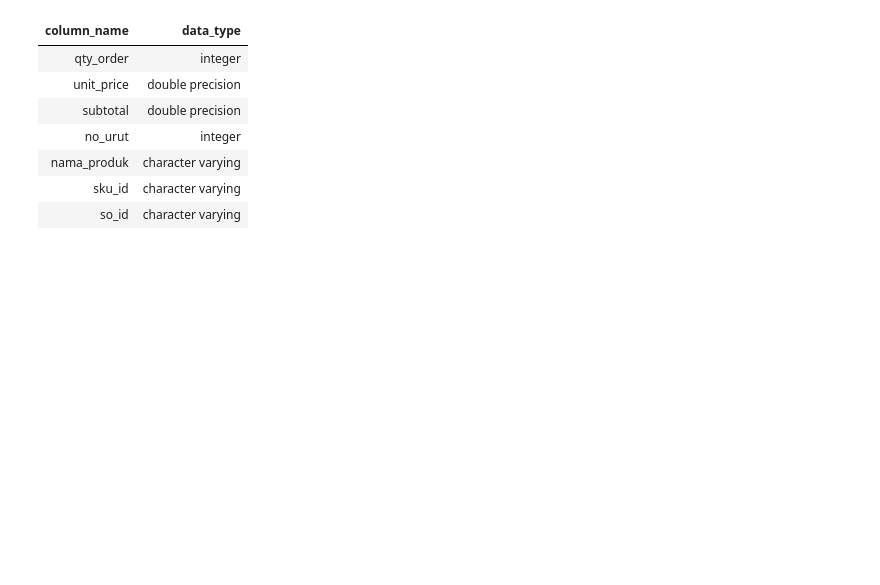
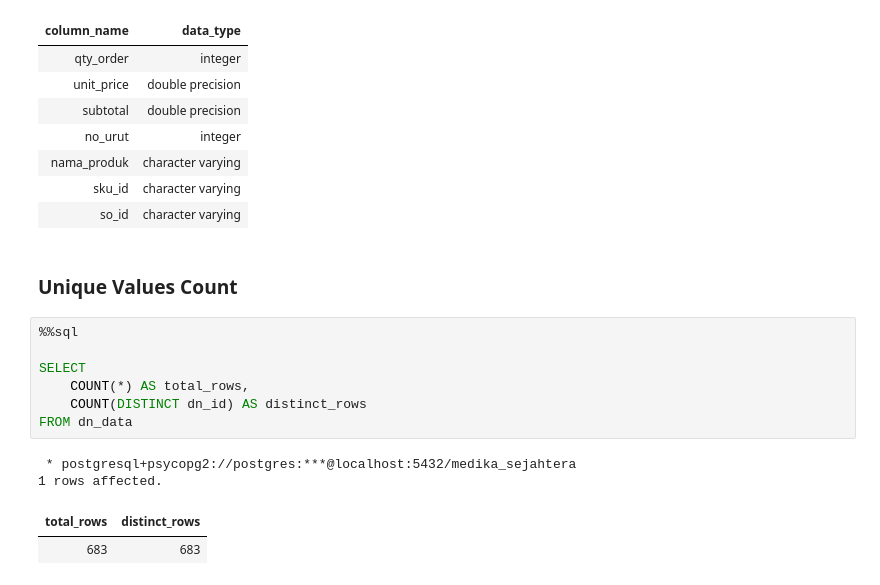
Before and after one commit to Rpfitrah/return-analysis-medika-sejahtera, a Jupyter notebook: Notebook/01_data_understanding.ipynb, the cells around one changed output. Saved outputs shown, nothing was run; the diff lists cells and outputs as text; blank space fills up the shorter version.

Commit message:
unique value count

```diff
--- a/Notebook/01_data_understanding.ipynb
+++ b/Notebook/01_data_understanding.ipynb
@@ -567,3 +567,17 @@ WHERE
 | nama_produk | character varying |
 | sku_id | character varying |
 | so_id | character varying |
+# %% [markdown]
+### Unique Values Count
+# %%
+%%sql
+
+SELECT
+    COUNT(*) AS total_rows,
+    COUNT(DISTINCT dn_id) AS distinct_rows
+FROM dn_data
+# %% [output]
+ * postgresql+psycopg2://postgres:***@localhost:5432/medika_sejahtera
+1 rows affected.
+| total_rows | distinct_rows |
+| 683 | 683 |
```
Also changed, not shown: parts of 3 cells of this notebook.
